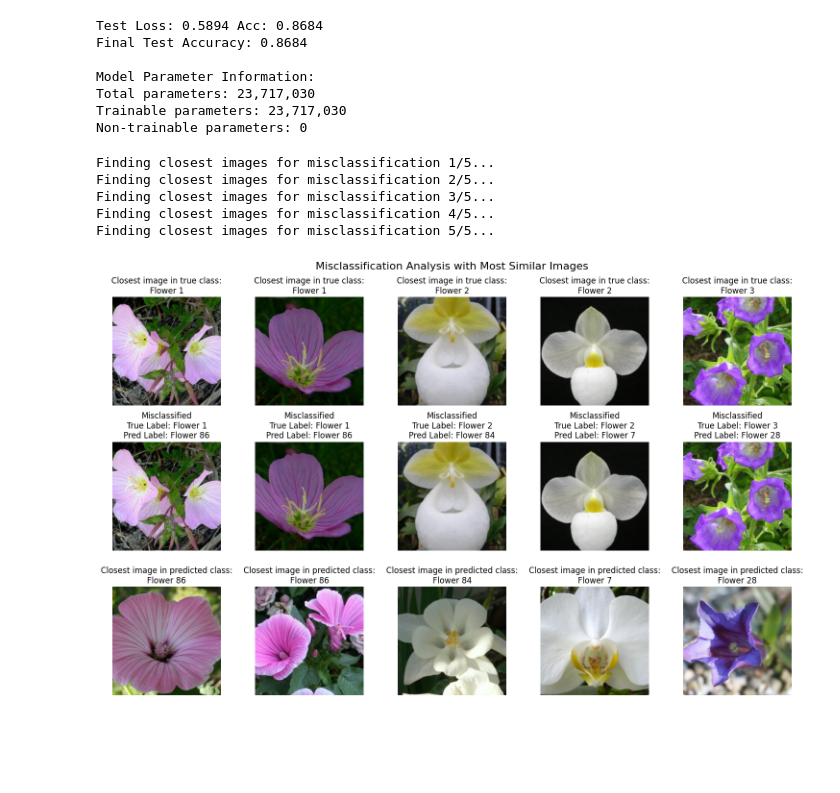
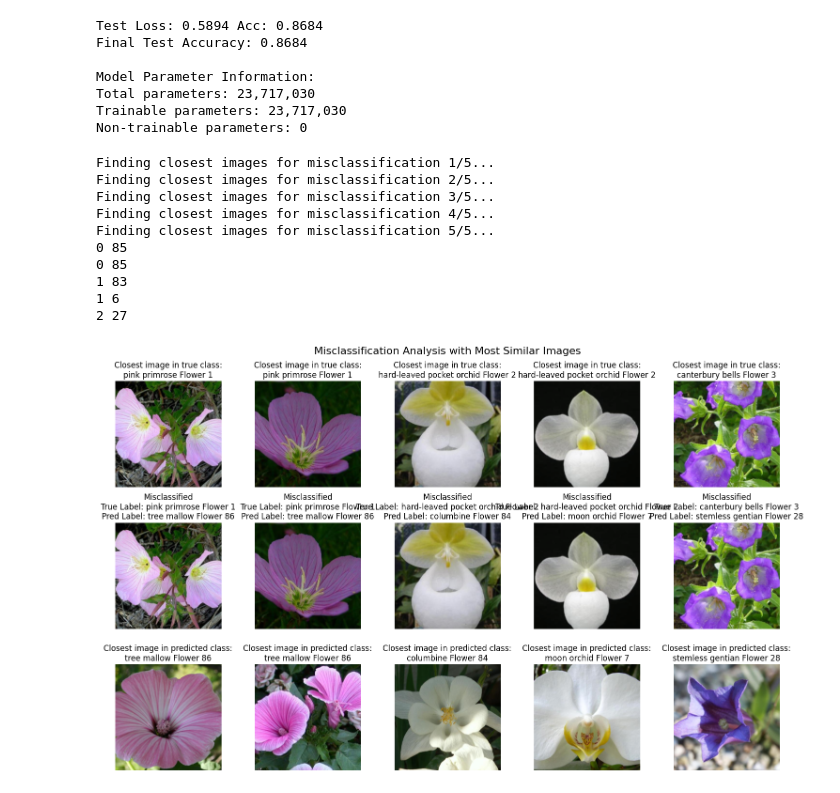
Before and after one commit to isaacchunn/flowers-recognition, a Jupyter notebook: base_pre_trained_model.ipynb, the cells around one changed output. Cells and saved outputs as stored; diff of their text form; code cells hidden in the pictures; blank space fills up the shorter version.

Commit message:
feat: add flower labels

```diff
--- a/base_pre_trained_model.ipynb
+++ b/base_pre_trained_model.ipynb
@@ -151,0 +154,14 @@ Test set size: 6149
+# %%
+import pandas as pd
+
+# Read the actual labels from txt file
+flower_labels = []
+with open(os.path.join('flower_labels.txt'), 'r') as f:
+    flower_labels = [line.strip().replace("'", "") for line in f.readlines()]
+
+# Convert the labels to a pandas DataFrame
+
+flower_labels_df = pd.DataFrame(flower_labels, columns=["Flower Name"])
+
+# Print the first few rows of the DataFrame
+display(flower_labels_df.head())
@@ -670,19 +695,19 @@ def visualize_misclassifications_with_closest_images(model, data_loader, class_n
         # Plot closest true class image (row 0)
         true_example_img = denormalize(true_img)
         axes[0, i].imshow(true_example_img)
-        axes[0, i].set_title(f"Closest image in true class:\n{class_names[true_label]}")
+        axes[0, i].set_title(f"Closest image in true class:\n{flower_labels[true_label]} {class_names[true_label]}")
         axes[0, i].axis('off')
 
         # Plot misclassified image (row 1)
         wrong_img_display = denormalize(wrong_img)
         axes[1, i].imshow(wrong_img_display)
-        axes[1, i].set_title(f"Misclassified\nTrue Label: {class_names[true_label]}\nPred Label: {class_names[pred_label]}")
+        axes[1, i].set_title(f"Misclassified\nTrue Label: {flower_labels[true_label]} {class_names[true_label]}\nPred Label: {flower_labels[pred_label]} {class_names[pred_label]}")
         axes[1, i].axis('off')
 
         # Plot closest predicted class image (row 2)
         pred_example_img = denormalize(pred_img)
         axes[2, i].imshow(pred_example_img)
-        axes[2, i].set_title(f"Closest image in predicted class:\n{class_names[pred_label]}")
+        axes[2, i].set_title(f"Closest image in predicted class:\n{flower_labels[pred_label]} {class_names[pred_label]}")
         axes[2, i].axis('off')
 
     plt.tight_layout()
@@ -751,31 +776,36 @@ def find_closest_image(model, dataset, target_features, target_class):
 
         # Extract features
         with torch.no_grad():
             batch_features = get_features(model, batch_tensor)
 
         # Compute cosine similarity
         batch_features_normalized = F.normalize(batch_features, p=2, dim=1)
         similarities = torch.mm(
             batch_features_normalized,
             target_features_normalized.unsqueeze(1)
         ).squeeze()
 
         # Find most similar in this batch
         batch_max_sim, batch_max_idx = similarities.max(0)
         similarity = batch_max_sim.item()
         distance = 1 - similarity  # Convert similarity to distance
 
         if distance < min_distance:
             min_distance = distance
             closest_img = batch_imgs[batch_max_idx].cpu()  # Move back to CPU for storing
 
     return closest_img
 
 visualize_misclassifications_with_closest_images(model, data_loaders['test'], class_names, test_dataset)
 # %% [output]
 Finding closest images for misclassification 1/5...
 Finding closest images for misclassification 2/5...
 Finding closest images for misclassification 3/5...
 Finding closest images for misclassification 4/5...
 Finding closest images for misclassification 5/5...
+0 85
+0 85
+1 83
+1 6
+2 27
-[figure, old version]
+[figure, new version]
```
Also changed, not shown: parts of 4 cells of this notebook, 1 other file.
